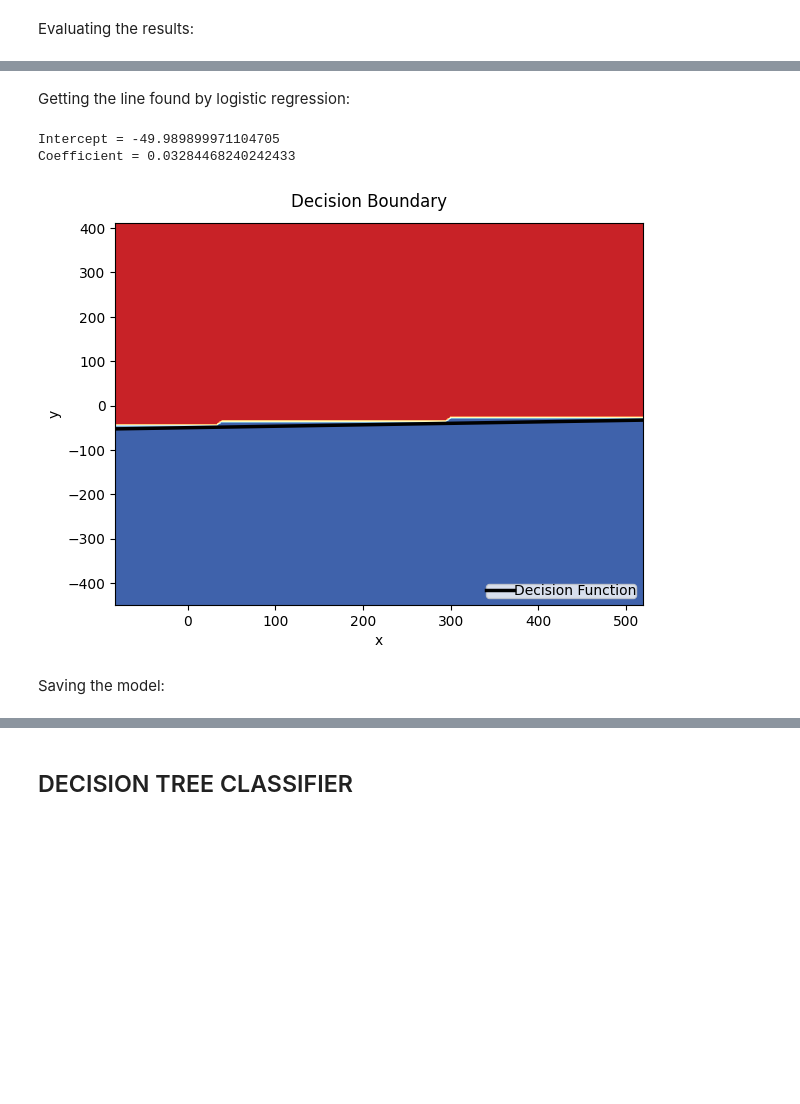
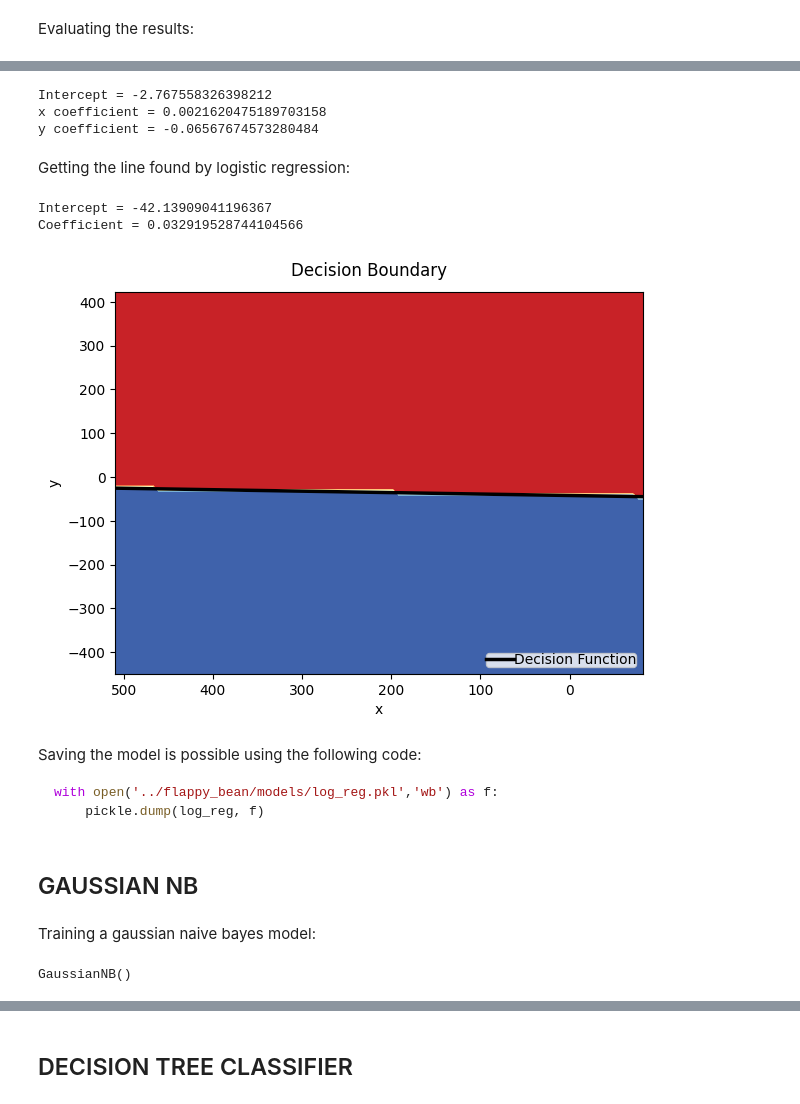
Before and after one commit to filipemedeiross/solving_flappy_bird, a Jupyter notebook: notebooks/intelligent_agent.ipynb, the cells around one changed output, grey strips where cells are left out. Cells and saved outputs as stored; diff of their text form; code cells hidden in the pictures; blank space fills up the shorter version.

````diff
--- a/notebooks/intelligent_agent.ipynb
+++ b/notebooks/intelligent_agent.ipynb
@@ -185,45 +212,55 @@ There is a good accuracy in the training and the decision limits seem to be in a
+# %%
+b0 = log_reg.intercept_[0]
+b1, b2  = log_reg.coef_[0]
+
+print('Intercept =', b0)
+print('x coefficient =', b1)
+print('y coefficient =', b2)
+# %% [output]
+Intercept = -2.767558326398212
+x coefficient = 0.0021620475189703158
+y coefficient = -0.06567674573280484
 # %% [markdown]
 Getting the line found by logistic regression:
 # %%
-b0 = log_reg.intercept_[0]
-b1, b2 = log_reg.coef_.squeeze()
-
-n_log = (0.5 - b0) / b2
-m_log = (-b1) / b2
+n_log = -b0 / b2
+m_log = -b1 / b2
 
 print(f'Intercept = {n_log}')
 print(f'Coefficient = {m_log}')
 
 f_logreg = lambda x: n_log + m_log * x
 # %% [output]
-Intercept = -49.989899971104705
-Coefficient = 0.03284468240242433
+Intercept = -42.13909041196367
+Coefficient = 0.032919528744104566
 # %%
-n_classes = 2
-plot_colors = 'yb'
-n_points = 1500
-
 # Displaying the bounding region
 ax = plt.subplot(1, 1, 1)
 plt.tight_layout(h_pad=0.5, w_pad=0.5, pad=2.5)
 DecisionBoundaryDisplay.from_estimator(
     log_reg,
     X_train,
     cmap=plt.cm.RdYlBu,
     response_method='predict',
     ax=ax,
     xlabel='x',
     ylabel='y'
 )
 
 x_line = X['x'].min(), X['x'].max()
 y_line = f_logreg(x_line[0]), f_logreg(x_line[1])
 plt.plot(x_line, y_line, c='black', lw=2.5, label='Decision Function')
 
 plt.suptitle('Decision Boundary')
 plt.legend(loc='lower right', borderpad=0, handletextpad=0)
+plt.gca().invert_xaxis()
 _ = plt.axis('tight')
 # %% [output]
-[figure, old version]
+[figure, new version]
 # %% [markdown]
-Saving the model:
+Saving the model is possible using the following code:
+
+```python
+with open('../flappy_bean/models/log_reg.pkl','wb') as f:
+    pickle.dump(log_reg, f)
+```
@@ -232,0 +267,9 @@ with open('../flappy_bean/models/log_reg.pkl','wb') as f:
+# %% [markdown]
+## GAUSSIAN NB
+# %% [markdown]
+Training a gaussian naive bayes model:
+# %%
+gauss_nb = GaussianNB()
+gauss_nb.fit(X_train, y_train)
+# %% [output]
+GaussianNB()
````
Also changed, not shown: parts of 31 cells of this notebook.
